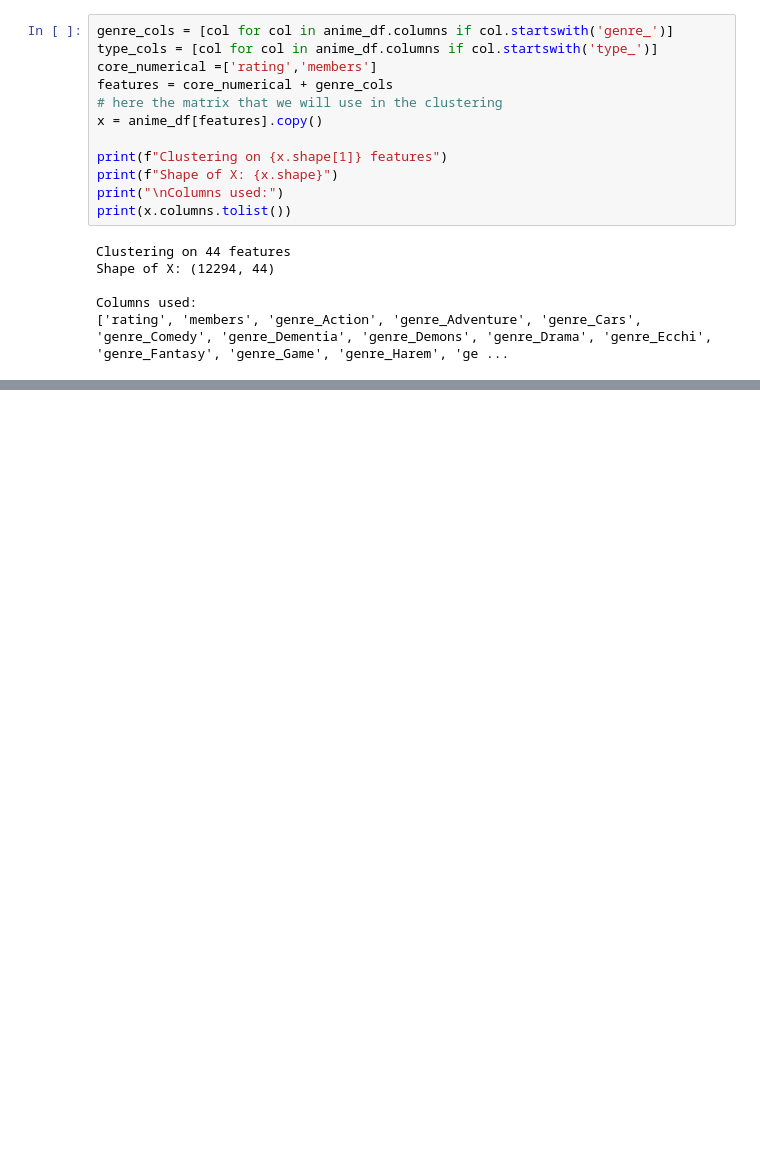
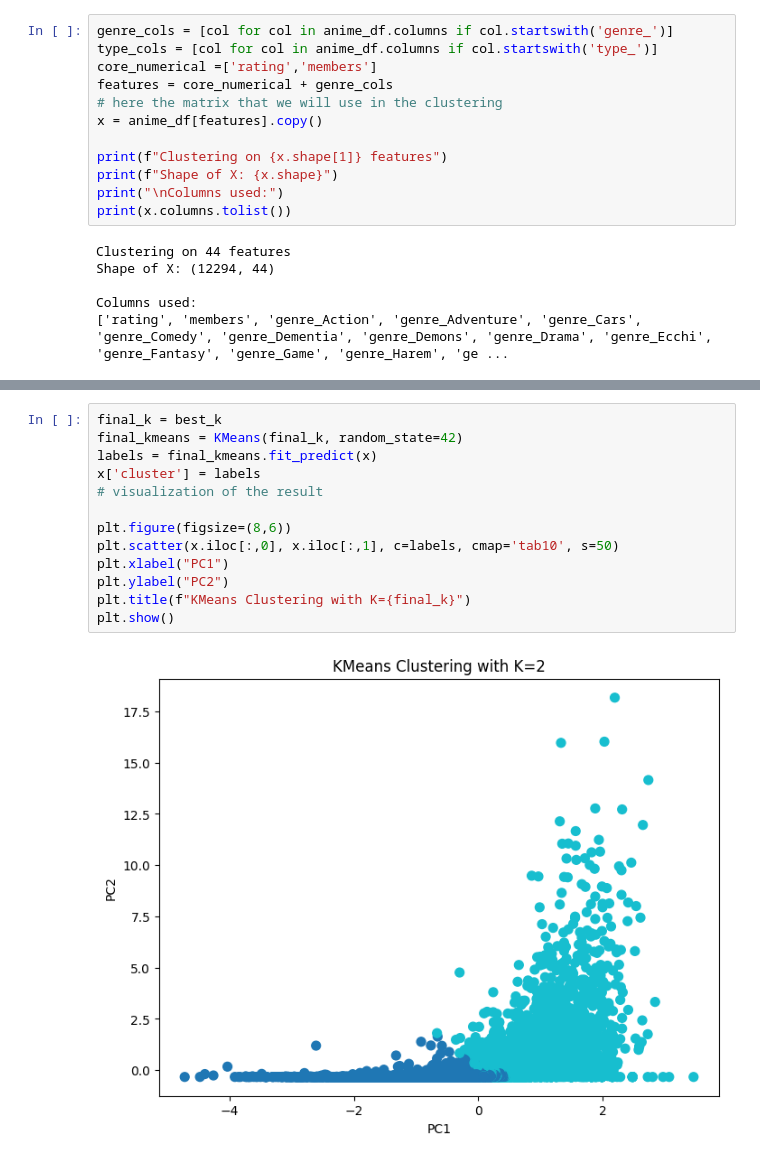
Before and after one commit to kaoutherbensaddek/anime-data-mining, a Jupyter notebook: notebooks/04_clustering.ipynb, the cells around one changed output, grey strips where cells are left out. Saved outputs shown, nothing was run; the diff lists cells and outputs as text; blank space fills up the shorter version.

```diff
--- a/notebooks/04_clustering.ipynb
+++ b/notebooks/04_clustering.ipynb
@@ -62,0 +143,15 @@ Columns used:
+# %%
+final_k = best_k
+final_kmeans = KMeans(final_k, random_state=42)
+labels = final_kmeans.fit_predict(x)
+x['cluster'] = labels
+# visualization of the result
+
+plt.figure(figsize=(8,6))
+plt.scatter(x.iloc[:,0], x.iloc[:,1], c=labels, cmap='tab10', s=50)
+plt.xlabel("PC1")
+plt.ylabel("PC2")
+plt.title(f"KMeans Clustering with K={final_k}")
+plt.show()
+# %% [output]
+[figure, added]
```
Also changed, not shown: parts of 12 cells of this notebook, 6 other files.
